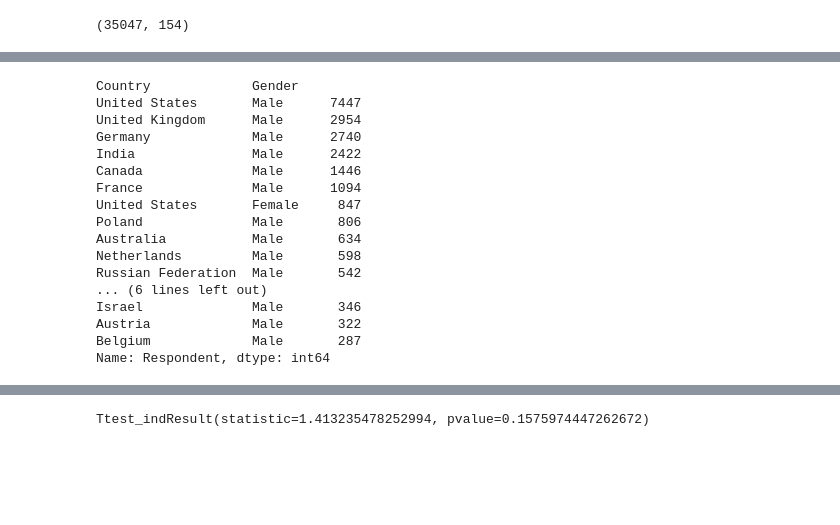
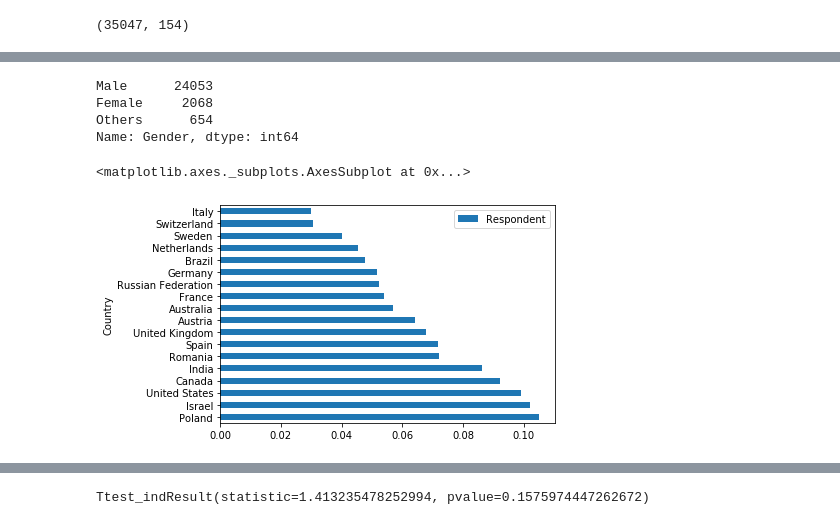
Before and after one commit to marcelajanowska/Stack_Overflow_Survey_Results_Analysis, a Jupyter notebook: Stack Overflow Survey Results Analysis.ipynb, the cells around one changed output, grey strips where cells are left out. Drawn from its saved outputs; the diff is of its cells as text; code cells hidden in the pictures; blank space fills up the shorter version.

```diff
--- a/Stack Overflow Survey Results Analysis.ipynb
+++ b/Stack Overflow Survey Results Analysis.ipynb
@@ -51,20 +56,23 @@ The % of female survey respondenst was 0.0741860929608811
-# %%
-df.groupby(['Country', 'Gender'])['Respondent'].count().sort_values( ascending = False)[:20]
-# %% [output]
-Country             Gender
-United States       Male      7447
-United Kingdom      Male      2954
-Germany             Male      2740
-India               Male      2422
-Canada              Male      1446
-France              Male      1094
-United States       Female     847
-Poland              Male       806
-Australia           Male       634
-Netherlands         Male       598
-Russian Federation  Male       542
-... (6 lines left out)
-Israel              Male       346
-Austria             Male       322
-Belgium             Male       287
-Name: Respondent, dtype: int64
+# %%
+#  selecting only countries with at least 1% of all respondents
+
+df_countries = ((df.groupby(['Country'])['Respondent'].count().sort_values(ascending = False)/df.shape[0])>=.01).reset_index()
+df_countries = df_countries[df_countries.Respondent == True]
+list_countries = list(df_countries.iloc[:, 0])
+
+subset_df = df[df['Country'].isin(list_countries)]
+
+print(subset_df['Gender'].value_counts())
+# %% [output]
+Male      24053
+Female     2068
+Others      654
+Name: Gender, dtype: int64
+# %%
+groups = subset_df.groupby(['Country', 'Gender'])['Respondent'].count()/subset_df.groupby(['Country'])['Respondent'].count()
+groups = groups.reset_index()
+# %%
+groups[groups.Gender == 'Female'].sort_values(by = 'Respondent', ascending = False).set_index('Country').plot(kind = 'barh')
+# %% [output]
+<matplotlib.axes._subplots.AxesSubplot at 0x...>
+[figure, added]
```
Also changed, not shown: parts of 3 cells of this notebook.
